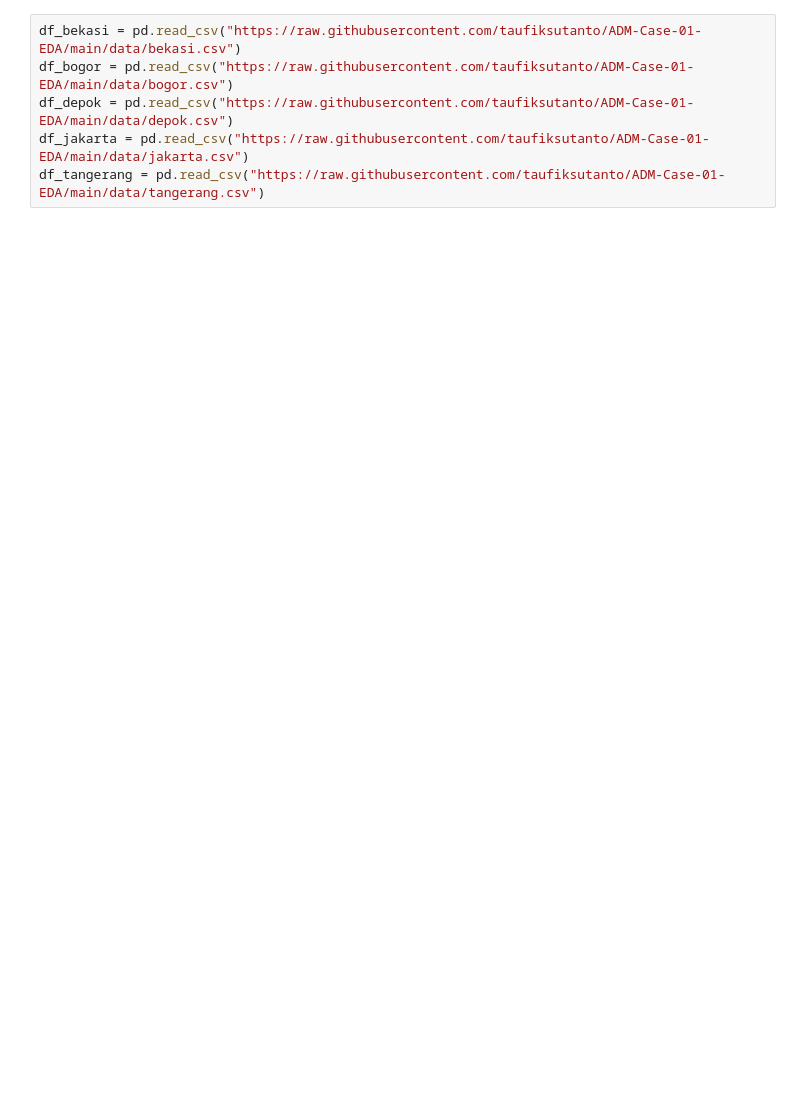
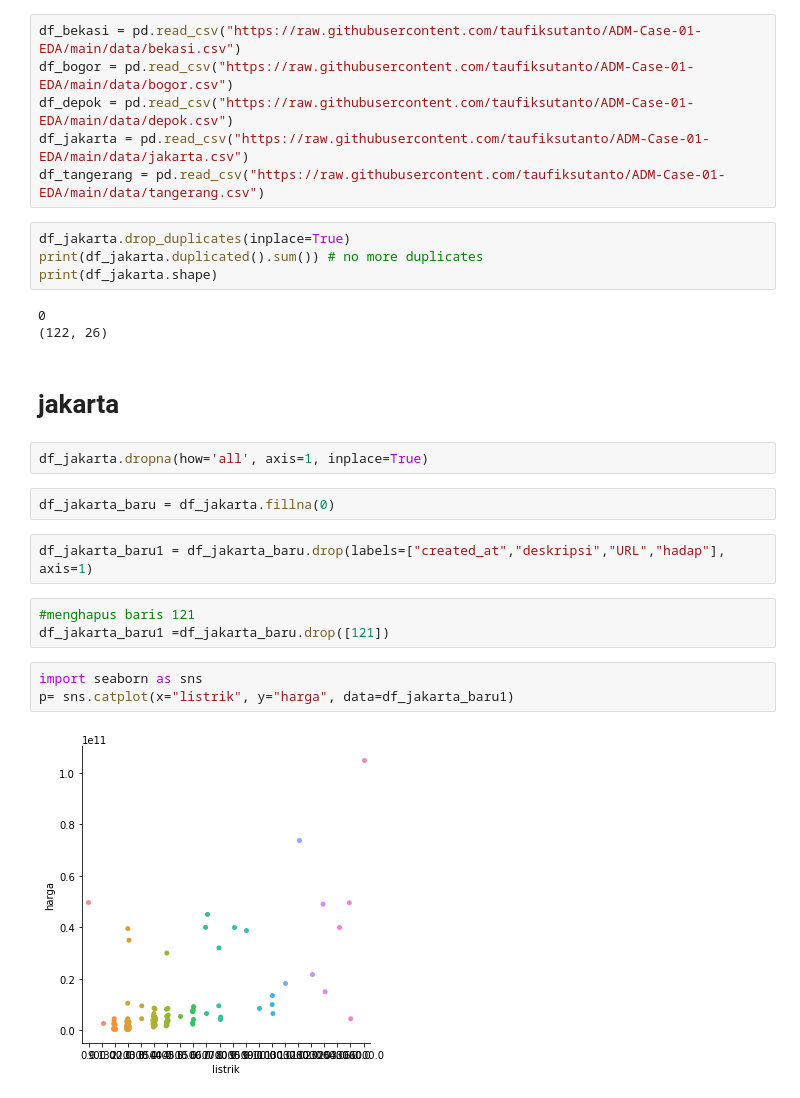
Before and after one commit to oliviafelica/A_STUDY-CASE-1-DATMIN, a Jupyter notebook: KELOMPOK_A_STUDY_CASE_1_.ipynb, the cells around one changed output. Drawn from its saved outputs; the diff is of its cells as text; blank space fills up the shorter version.

```diff
--- a/KELOMPOK_A_STUDY_CASE_1_.ipynb
+++ b/KELOMPOK_A_STUDY_CASE_1_.ipynb
@@ -8,3 +9,26 @@ df_bogor = pd.read_csv("https://raw.githubusercontent.com/taufiksutanto/ADM-Case
 df_depok = pd.read_csv("https://raw.githubusercontent.com/taufiksutanto/ADM-Case-01-EDA/main/data/depok.csv")
 df_jakarta = pd.read_csv("https://raw.githubusercontent.com/taufiksutanto/ADM-Case-01-EDA/main/data/jakarta.csv")
 df_tangerang = pd.read_csv("https://raw.githubusercontent.com/taufiksutanto/ADM-Case-01-EDA/main/data/tangerang.csv")
+# %%
+df_jakarta.drop_duplicates(inplace=True)
+print(df_jakarta.duplicated().sum()) # no more duplicates
+print(df_jakarta.shape)
+# %% [output]
+0
+(122, 26)
+# %% [markdown]
+# jakarta
+# %%
+df_jakarta.dropna(how='all', axis=1, inplace=True)
+# %%
+df_jakarta_baru = df_jakarta.fillna(0)
+# %%
+df_jakarta_baru1 = df_jakarta_baru.drop(labels=["created_at","deskripsi","URL","hadap"], axis=1)
+# %%
+#menghapus baris 121
+df_jakarta_baru1 =df_jakarta_baru.drop([121])
+# %%
+import seaborn as sns
+p= sns.catplot(x="listrik", y="harga", data=df_jakarta_baru1)
+# %% [output]
+[figure, added]
```
Also changed, not shown: parts of 31 cells of this notebook.
